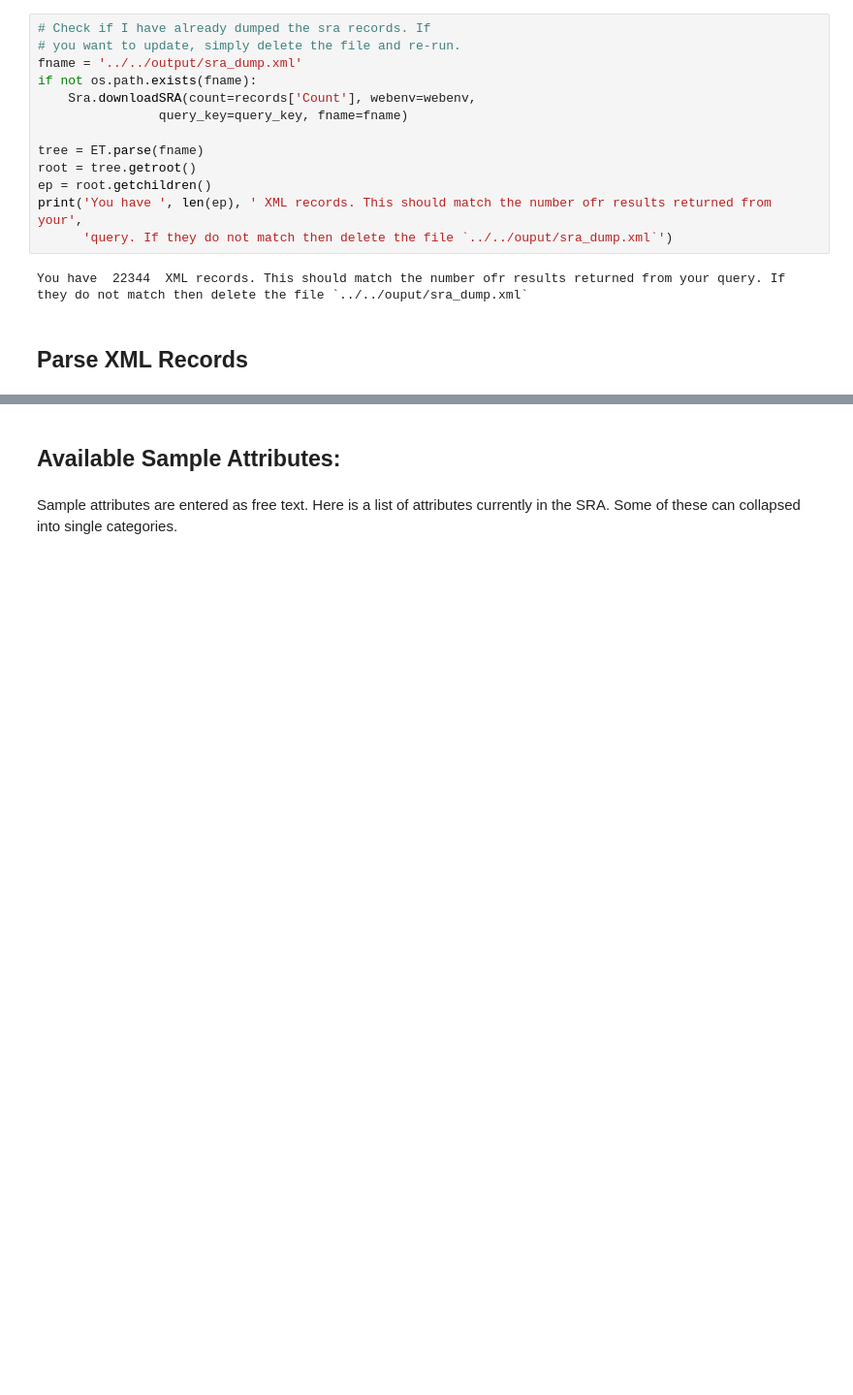
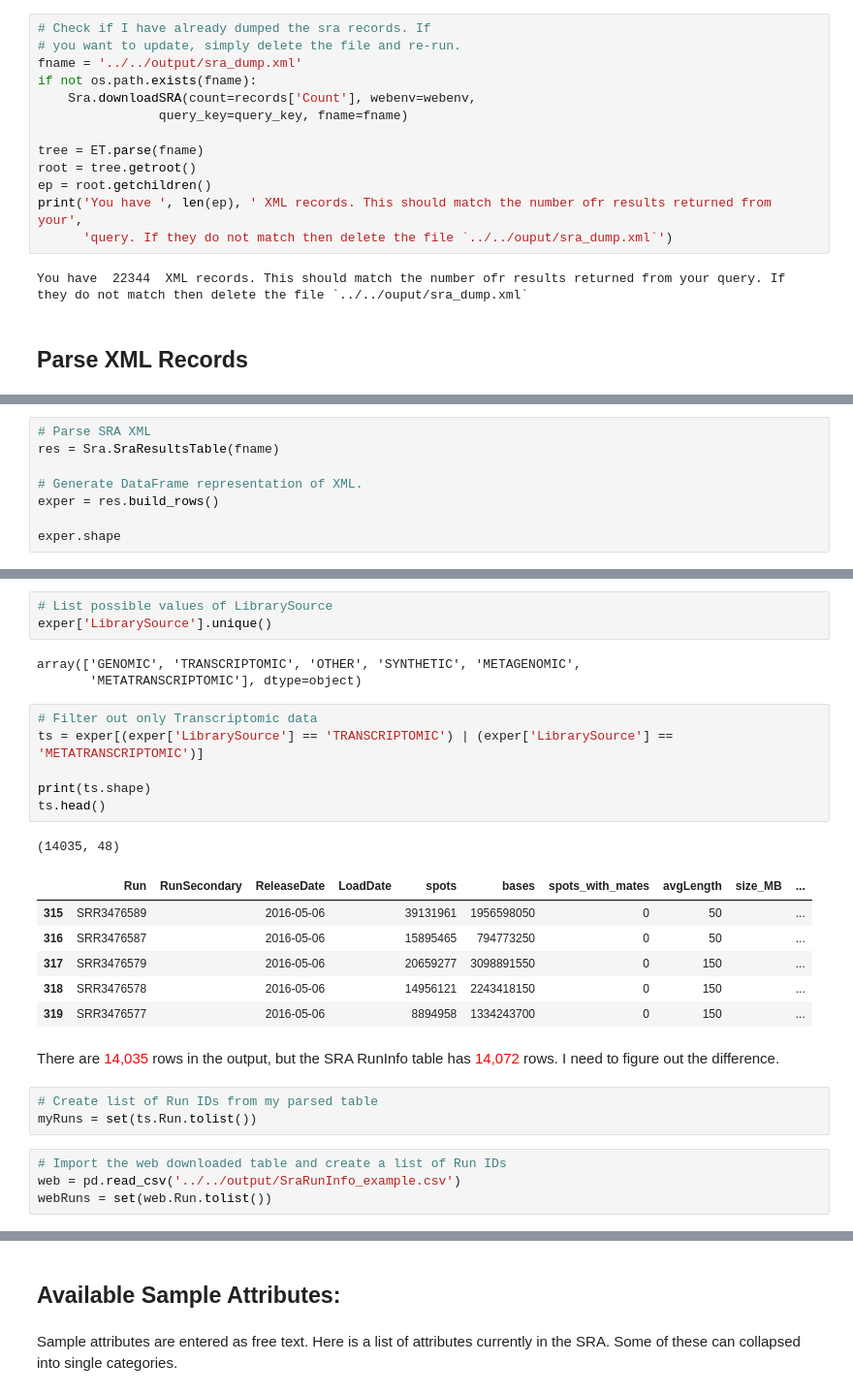
Before and after one commit to jfear/ncbi_remap, a Jupyter notebook: notebook/develop/2016-08-01_sra_query.ipynb, the cells around one changed output, grey strips where cells are left out. Shown: that part at 97% size. Saved outputs shown, nothing was run; the diff lists cells and outputs as text; blank space fills up the shorter version.

```diff
--- a/notebook/develop/2016-08-01_sra_query.ipynb
+++ b/notebook/develop/2016-08-01_sra_query.ipynb
@@ -192,0 +145,8 @@ r.find('IDENTIFIERS/PRIMARY_ID').text
+# %%
+# Parse SRA XML
+res = Sra.SraResultsTable(fname)
+
+# Generate DataFrame representation of XML.
+exper = res.build_rows()
+
+exper.shape
@@ -192,0 +161,29 @@ r.find('IDENTIFIERS/PRIMARY_ID').text
+# %%
+# List possible values of LibrarySource
+exper['LibrarySource'].unique()
+# %% [output]
+array(['GENOMIC', 'TRANSCRIPTOMIC', 'OTHER', 'SYNTHETIC', 'METAGENOMIC',
+       'METATRANSCRIPTOMIC'], dtype=object)
+# %%
+# Filter out only Transcriptomic data
+ts = exper[(exper['LibrarySource'] == 'TRANSCRIPTOMIC') | (exper['LibrarySource'] == 'METATRANSCRIPTOMIC')]
+
+print(ts.shape)
+ts.head()
+# %% [output]
+(14035, 48)
+|  | Run | RunSecondary | ReleaseDate | LoadDate | spots | bases | spots_with_mates | avgLength | size_MB | ... |
+| 315 | SRR3476589 |  | 2016-05-06 |  | 39131961 | 1956598050 | 0 | 50 |  | ... |
+| 316 | SRR3476587 |  | 2016-05-06 |  | 15895465 | 794773250 | 0 | 50 |  | ... |
+| 317 | SRR3476579 |  | 2016-05-06 |  | 20659277 | 3098891550 | 0 | 150 |  | ... |
+| 318 | SRR3476578 |  | 2016-05-06 |  | 14956121 | 2243418150 | 0 | 150 |  | ... |
+| 319 | SRR3476577 |  | 2016-05-06 |  | 8894958 | 1334243700 | 0 | 150 |  | ... |
+# %% [markdown]
+There are <font color="#FF0000">14,035</font> rows in the output, but the SRA RunInfo table has <font color="#FF0000">14,072</font> rows. I need to figure out the difference.
+# %%
+# Create list of Run IDs from my parsed table
+myRuns = set(ts.Run.tolist())
+# %%
+# Import the web downloaded table and create a list of Run IDs
+web = pd.read_csv('../../output/SraRunInfo_example.csv')
+webRuns = set(web.Run.tolist())
```
Also changed, not shown: parts of 34 cells of this notebook, 2 other files.
